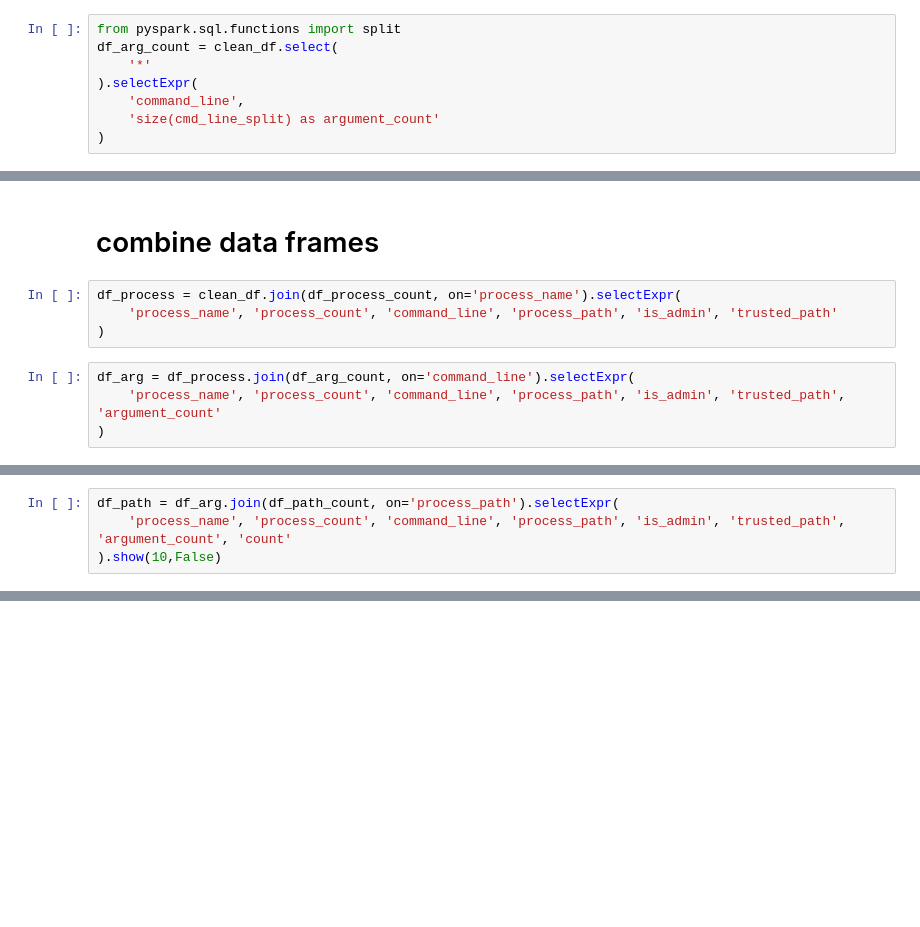
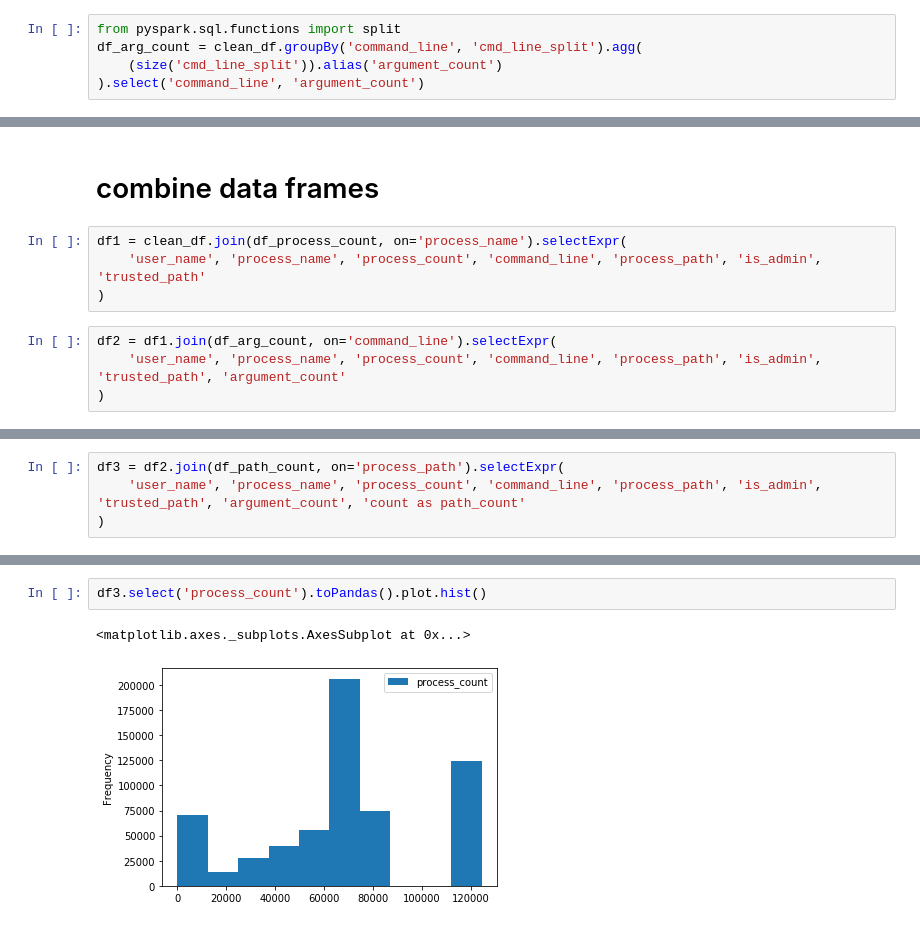
Before and after one commit to asoa/Windows-Process-Classifier, a Jupyter notebook: data_exploration.ipynb, the cells around one changed output, grey strips where cells are left out. Drawn from its saved outputs; the diff is of its cells as text; blank space fills up the shorter version.

Commit message:
cached df for efficiency; join works

```diff
--- a/data_exploration.ipynb
+++ b/data_exploration.ipynb
@@ -101,9 +110,6 @@ only showing top 20 rows
 # %%
 from pyspark.sql.functions import split
-df_arg_count = clean_df.select(
-    '*'
-).selectExpr(
-    'command_line',
-    'size(cmd_line_split) as argument_count'
-)
+df_arg_count = clean_df.groupBy('command_line', 'cmd_line_split').agg(
+    (size('cmd_line_split')).alias('argument_count')
+).select('command_line', 'argument_count')
 # %%
@@ -182,10 +215,10 @@ only showing top 20 rows
 # %% [markdown]
 # combine data frames
 # %%
-df_process = clean_df.join(df_process_count, on='process_name').selectExpr(
-    'process_name', 'process_count', 'command_line', 'process_path', 'is_admin', 'trusted_path'
+df1 = clean_df.join(df_process_count, on='process_name').selectExpr(
+    'user_name', 'process_name', 'process_count', 'command_line', 'process_path', 'is_admin', 'trusted_path'
 )
 # %%
-df_arg = df_process.join(df_arg_count, on='command_line').selectExpr(
-    'process_name', 'process_count', 'command_line', 'process_path', 'is_admin', 'trusted_path', 'argument_count'
+df2 = df1.join(df_arg_count, on='command_line').selectExpr(
+    'user_name', 'process_name', 'process_count', 'command_line', 'process_path', 'is_admin', 'trusted_path', 'argument_count'
 )
@@ -205,4 +225,4 @@ only showing top 5 rows
 # %%
-df_path = df_arg.join(df_path_count, on='process_path').selectExpr(
-    'process_name', 'process_count', 'command_line', 'process_path', 'is_admin', 'trusted_path', 'argument_count', 'count'
-).show(10,False)
+df3 = df2.join(df_path_count, on='process_path').selectExpr(
+    'user_name', 'process_name', 'process_count', 'command_line', 'process_path', 'is_admin', 'trusted_path', 'argument_count', 'count as path_count'
+)
@@ -208,0 +253,5 @@ df_path = df_arg.join(df_path_count, on='process_path').selectExpr(
+# %%
+df3.select('process_count').toPandas().plot.hist()
+# %% [output]
+<matplotlib.axes._subplots.AxesSubplot at 0x...>
+[figure, added]
```
Also changed, not shown: parts of 19 cells of this notebook.
